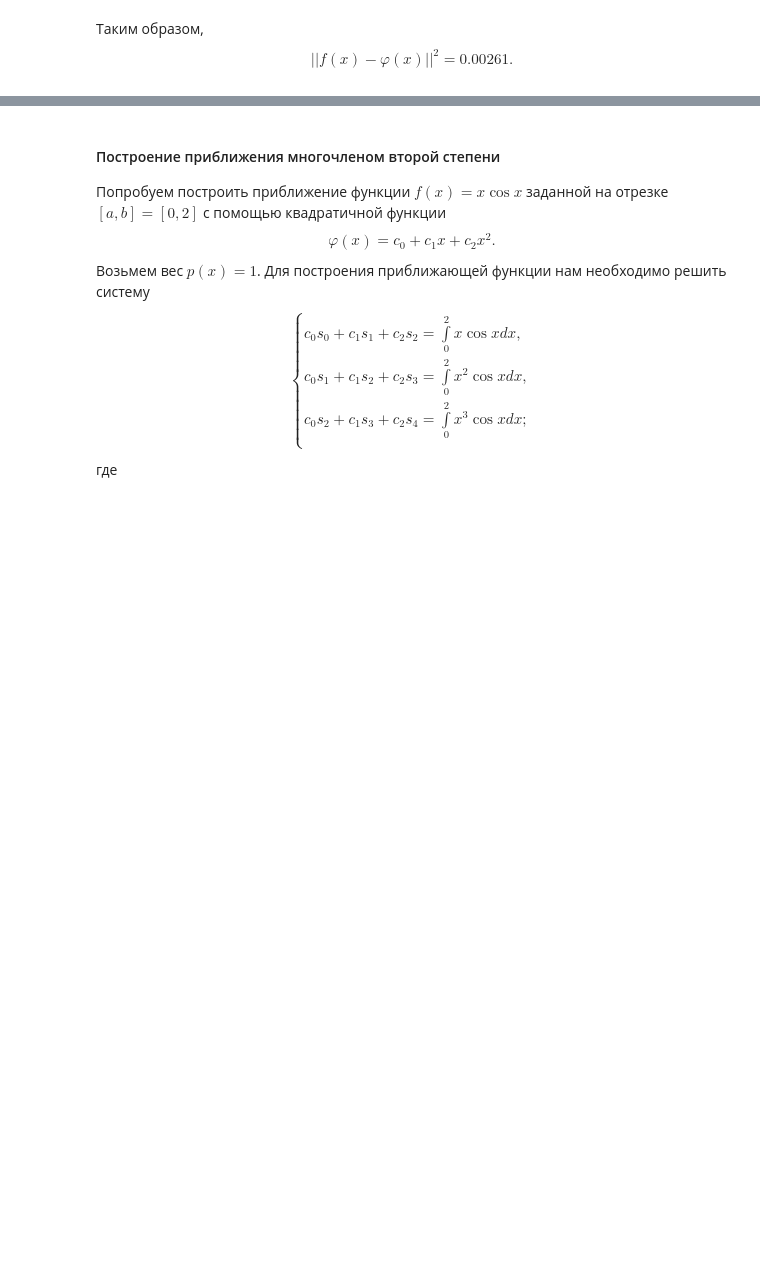
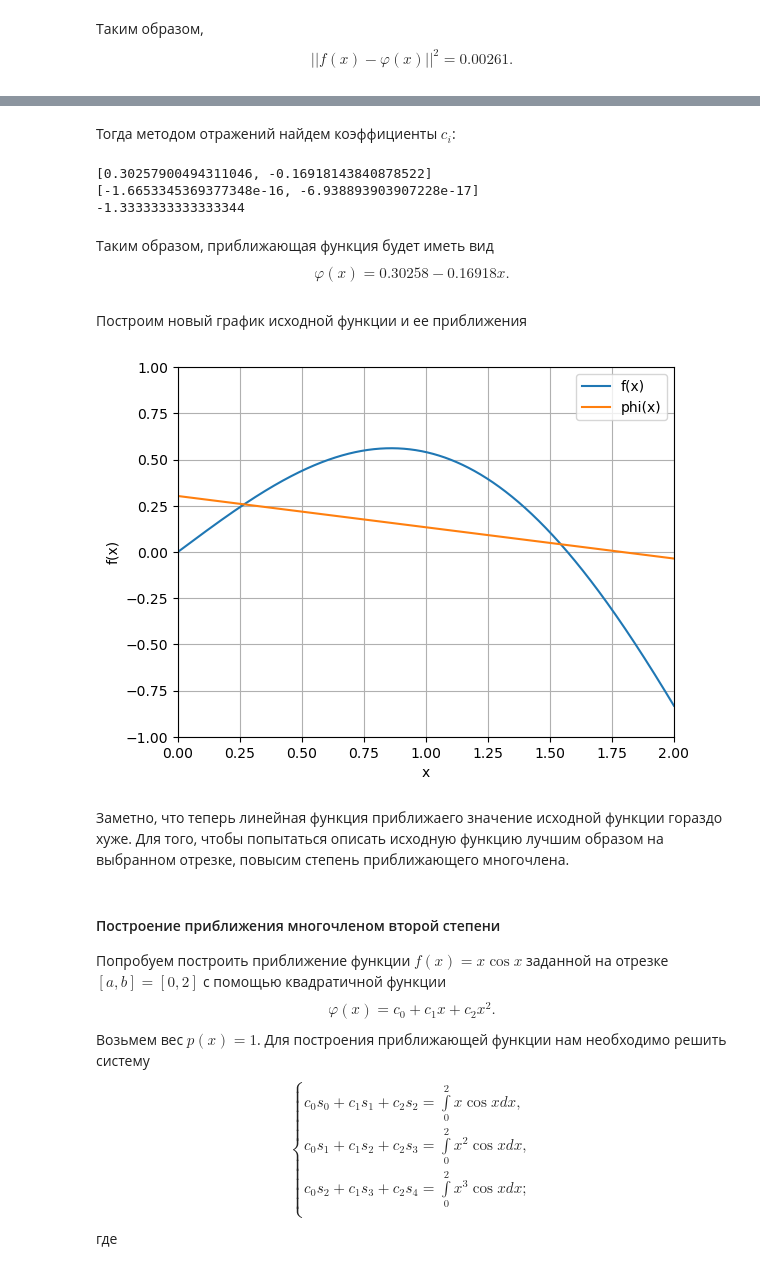
Before and after one commit to bzzdwn/BSU, a Jupyter notebook: Computational Methods/Лабораторные/2. Наилучшее среднеквадратичное приближение/function approximation.ipynb, the cells around one changed output, grey strips where cells are left out. Drawn from its saved outputs; the diff is of its cells as text; code cells hidden in the pictures; blank space fills up the shorter version.

```diff
--- a/Computational Methods/Лабораторные/2. Наилучшее среднеквадратичное приближение/function approximation.ipynb
+++ b/Computational Methods/Лабораторные/2. Наилучшее среднеквадратичное приближение/function approximation.ipynb
@@ -146,3 +177,40 @@ integrate.quad(lambda x: (f(x) - phi(x, coefficients))**2, 0, 1)
+# %% [markdown]
+Тогда методом отражений найдем коэффициенты $c_i$:
+# %%
+solution = system_solvers.reflection_method(
+    S(2, 0, 2),
+
+    [2*np.sin(1) + np.cos(2) - 1,
+    2*np.sin(2) + 4*np.cos(2)])
+
+print(*solution, sep='\n')
+# %% [output]
+[0.30257900494311046, -0.16918143840878522]
+[-1.6653345369377348e-16, -6.938893903907228e-17]
+-1.3333333333333344
+# %% [markdown]
+Таким образом, приближающая функция будет иметь вид $$\varphi(x) = 0.30258 -0.16918 x.$$
+# %%
+coefficients = solution[0]
+# %% [markdown]
+Построим новый график исходной функции и ее приближения
+# %%
+x = np.linspace(0, 2, 10000)
+
+fig, ax = plt.subplots()
+ax.plot(x, f(x), label='f(x)')
+ax.plot(x, phi(x, coefficients), label='phi(x)')
+ax.set_xlim(0, 2)
+ax.set_ylim(-1, 1)
+ax.set_xlabel('x')
+ax.set_ylabel('f(x)')
+plt.legend()
+plt.grid()
+plt.show()
+# %% [output]
+[figure, added]
+# %% [markdown]
+Заметно, что теперь линейная функция приближаего значение исходной функции гораздо хуже. Для того, чтобы попытаться описать исходную функцию лучшим образом на выбранном отрезке, повысим степень приближающего многочлена.
 # %% [markdown]
 #### Построение приближения многочленом второй степени
 Попробуем построить приближение функции $f(x) = x\cos x$ заданной на отрезке $[a,b]=[0, 2]$ с помощью квадратичной функции $$\varphi(x) = c_0 + c_1x +c_2x^2.$$ Возьмем вес $p(x) = 1$.
```
Also changed, not shown: parts of 67 cells of this notebook, 4 other files.
